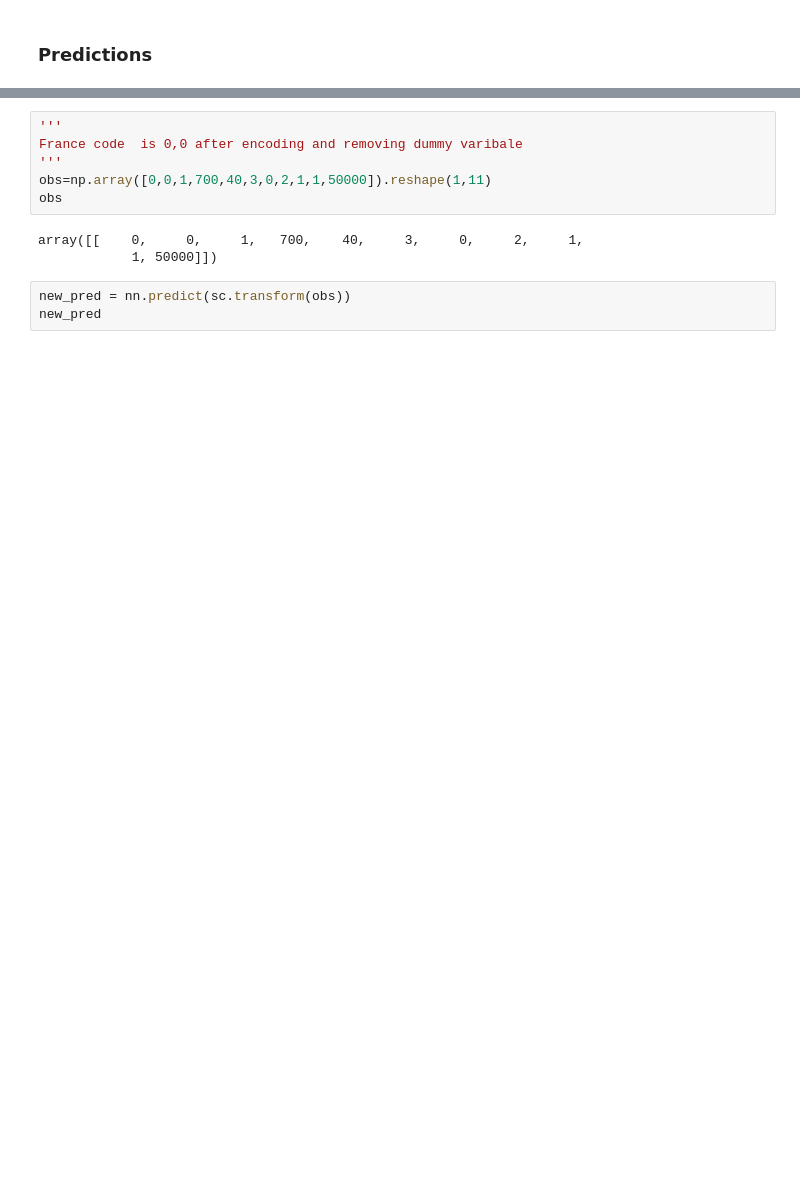
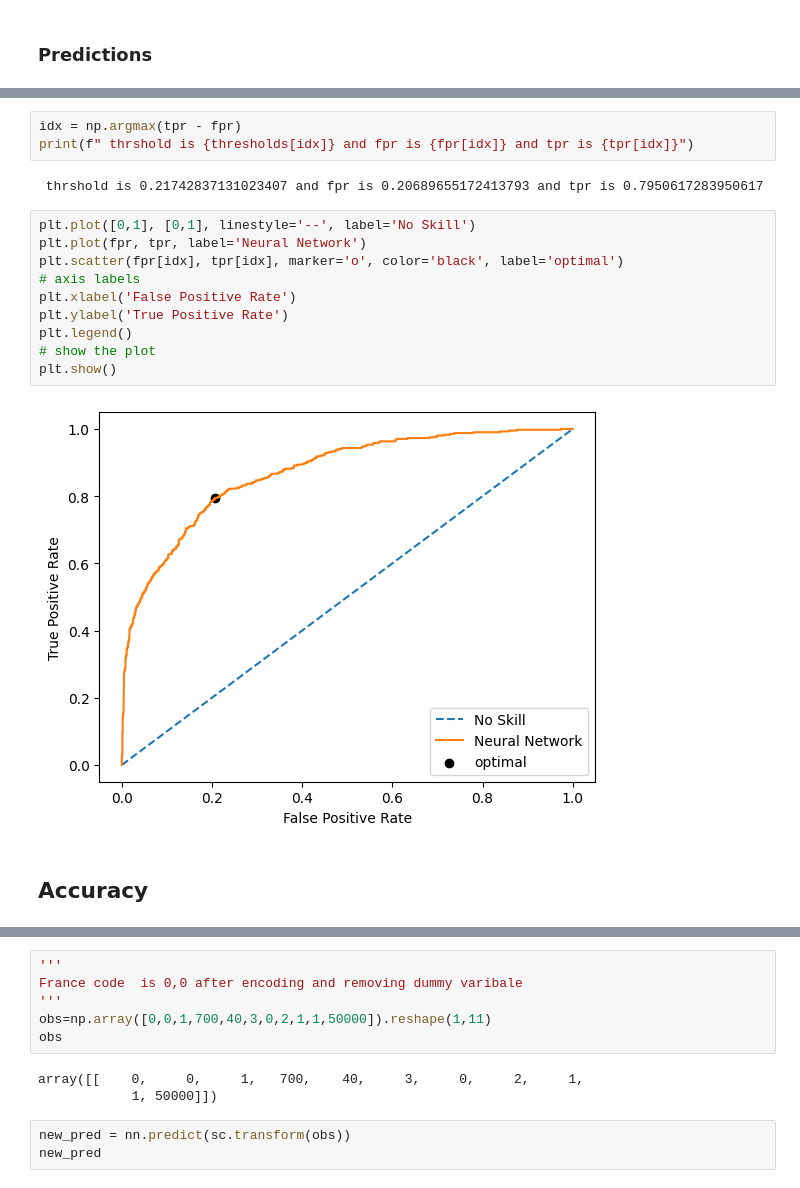
Before and after one commit to shivam-bajaj/Churn-Modelling-ANN, a Jupyter notebook: ann.ipynb, the cells around one changed output, grey strips where cells are left out. Saved outputs shown, nothing was run; the diff lists cells and outputs as text; blank space fills up the shorter version.

```diff
--- a/ann.ipynb
+++ b/ann.ipynb
@@ -241,0 +267,19 @@ array([[1507,   88],
+# %%
+idx = np.argmax(tpr - fpr)
+print(f" thrshold is {thresholds[idx]} and fpr is {fpr[idx]} and tpr is {tpr[idx]}")
+# %% [output]
+ thrshold is 0.21742837131023407 and fpr is 0.20689655172413793 and tpr is 0.7950617283950617
+# %%
+plt.plot([0,1], [0,1], linestyle='--', label='No Skill')
+plt.plot(fpr, tpr, label='Neural Network')
+plt.scatter(fpr[idx], tpr[idx], marker='o', color='black', label='optimal')
+# axis labels
+plt.xlabel('False Positive Rate')
+plt.ylabel('True Positive Rate')
+plt.legend()
+# show the plot
+plt.show()
+# %% [output]
+[figure, added]
+# %% [markdown]
+## Accuracy
```
Also changed, not shown: parts of 21 cells of this notebook.
